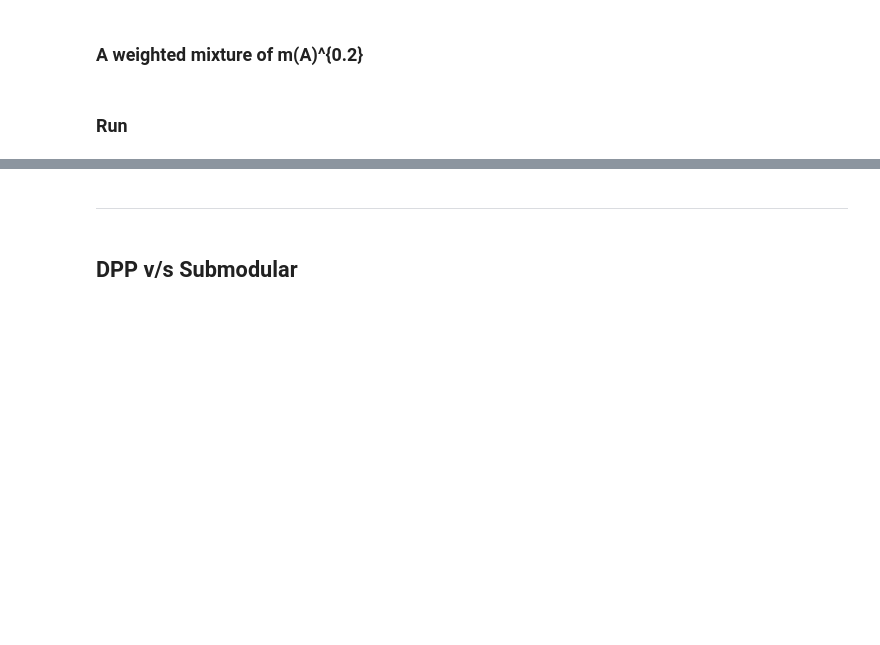
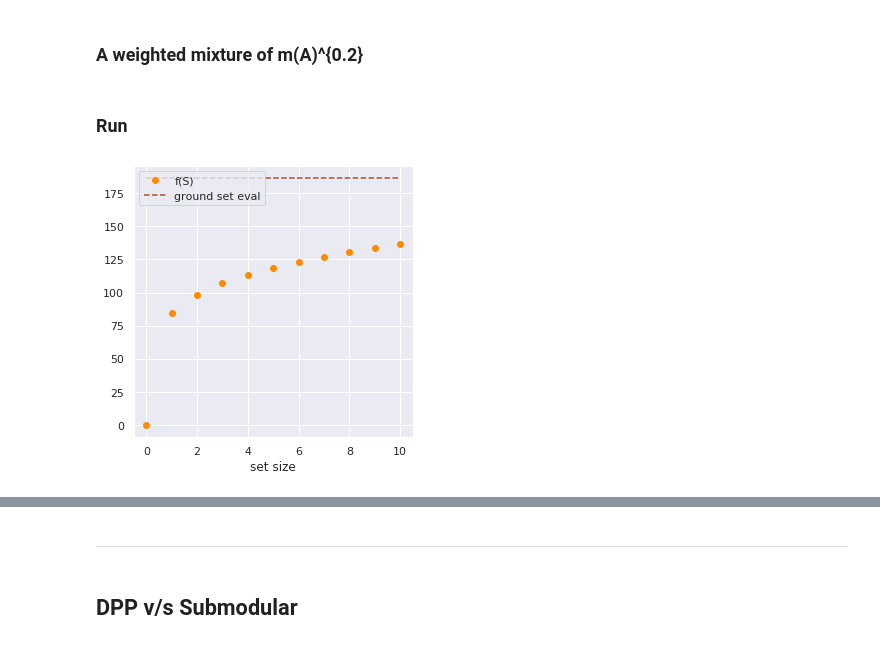
Before and after one commit to neerajaabhyankar/fair-cohort-selection, a Jupyter notebook: discrete-point-process-with-quota.ipynb, the cells around one changed output, grey strips where cells are left out. Saved outputs shown, nothing was run; the diff lists cells and outputs as text; code cells hidden in the pictures; blank space fills up the shorter version.

```diff
--- a/discrete-point-process-with-quota.ipynb
+++ b/discrete-point-process-with-quota.ipynb
@@ -273,7 +294,7 @@ def greedygains_submod(V, X, mixw, k):
 
     [n,m] = X.shape
 
-    if V == None:
+    if V is None:
         V = np.arange(n)
 
     objs = np.empty(k+1)
@@ -393,6 +437,8 @@ ground = np.dot(mixw, np.sum(X, axis=0)**0.2)
 S, objectives = greedygains_submod(None, X, mixw, k)
 # %%
 plt.figure(figsize=(5,5))
-objplot(objectives, ground, "seagreen", "darkolivegreen")
+objplot(objectives, ground, "darkorange", "sienna")
+# %% [output]
+[figure, added]
 # %%
 for oo in objectives: print("{:.3f}".format(oo))
```
Also changed, not shown: parts of 20 cells of this notebook, 2 other files.
